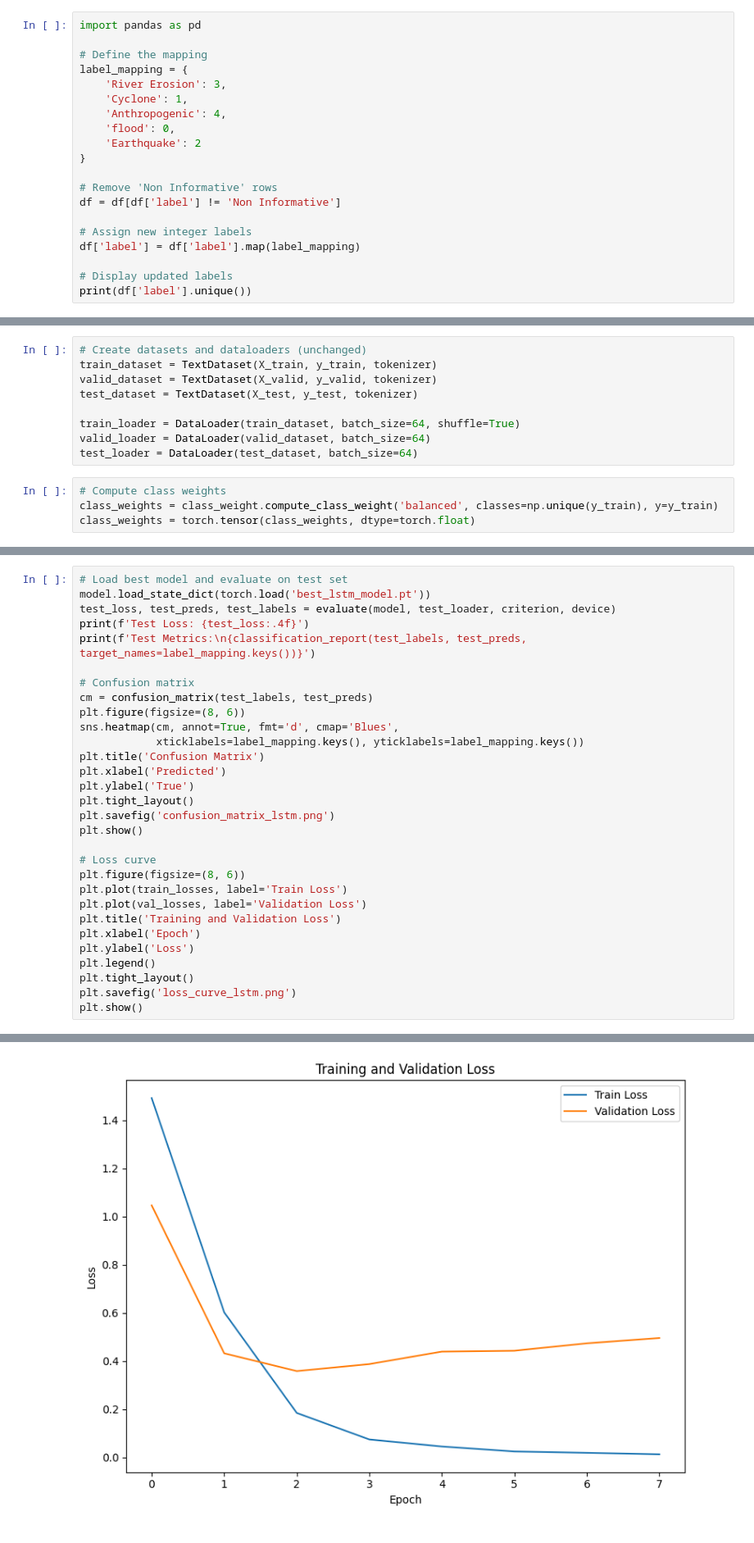
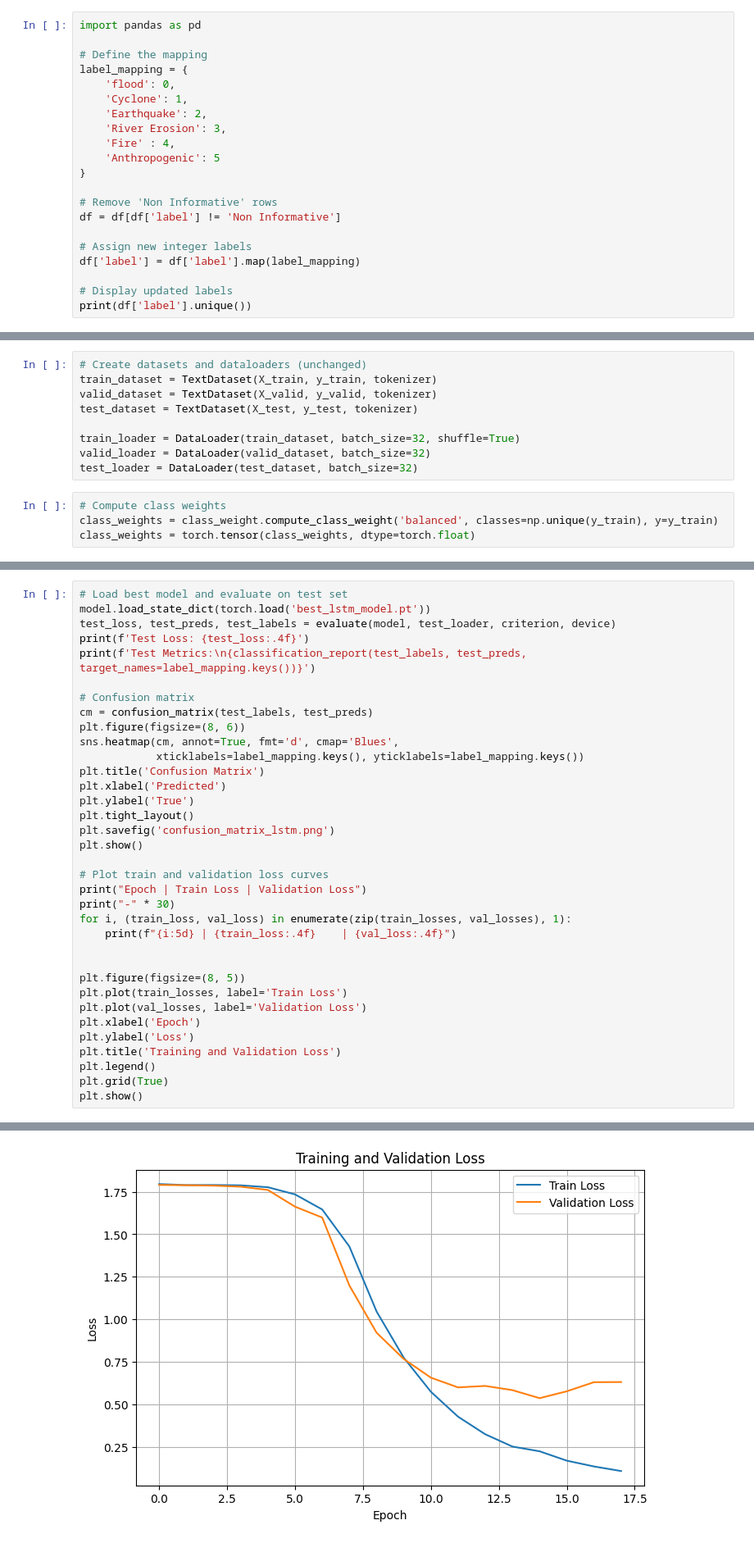
Before and after one commit to SanjidaPriya57/Multimodal_Disaster_Dataset_Bangla-MDDB, a Jupyter notebook: lstm-multiclass-mddb.ipynb, the cells around one changed output, grey strips where cells are left out. Shown: that part at 82% size. Drawn from its saved outputs; the diff is of its cells as text.

Commit message:
Kaggle Notebook | LSTM_multiclass_MDDB | Version 2

```diff
--- a/lstm-multiclass-mddb.ipynb
+++ b/lstm-multiclass-mddb.ipynb
@@ -110,11 +69,12 @@ import pandas as pd
 
 # Define the mapping
 label_mapping = {
+    'flood': 0,
+    'Cyclone': 1,
+    'Earthquake': 2,
     'River Erosion': 3,
-    'Cyclone': 1,
-    'Anthropogenic': 4,
-    'flood': 0,
-    'Earthquake': 2
+    'Fire' : 4,
+    'Anthropogenic': 5
 }
 
 # Remove 'Non Informative' rows
@@ -272,9 +233,9 @@ train_dataset = TextDataset(X_train, y_train, tokenizer)
 valid_dataset = TextDataset(X_valid, y_valid, tokenizer)
 test_dataset = TextDataset(X_test, y_test, tokenizer)
 
-train_loader = DataLoader(train_dataset, batch_size=64, shuffle=True)
-valid_loader = DataLoader(valid_dataset, batch_size=64)
-test_loader = DataLoader(test_dataset, batch_size=64)
+train_loader = DataLoader(train_dataset, batch_size=32, shuffle=True)
+valid_loader = DataLoader(valid_dataset, batch_size=32)
+test_loader = DataLoader(test_dataset, batch_size=32)
 # %%
 # Compute class weights
 class_weights = class_weight.compute_class_weight('balanced', classes=np.unique(y_train), y=y_train)
@@ -552,15 +414,20 @@ plt.tight_layout()
 plt.savefig('confusion_matrix_lstm.png')
 plt.show()
 
-# Loss curve
-plt.figure(figsize=(8, 6))
+# Plot train and validation loss curves
+print("Epoch | Train Loss | Validation Loss")
+print("-" * 30)
+for i, (train_loss, val_loss) in enumerate(zip(train_losses, val_losses), 1):
+    print(f"{i:5d} | {train_loss:.4f}    | {val_loss:.4f}")
+
+
+plt.figure(figsize=(8, 5))
 plt.plot(train_losses, label='Train Loss')
 plt.plot(val_losses, label='Validation Loss')
-plt.title('Training and Validation Loss')
 plt.xlabel('Epoch')
 plt.ylabel('Loss')
+plt.title('Training and Validation Loss')
 plt.legend()
-plt.tight_layout()
-plt.savefig('loss_curve_lstm.png')
+plt.grid(True)
 plt.show()
 # %% [output]
@@ -581 +469 @@ Anthropogenic       0.89      0.86      0.87       118
-[figure, old version]
+[figure, new version]
```
Also changed, not shown: parts of 11 cells of this notebook.
